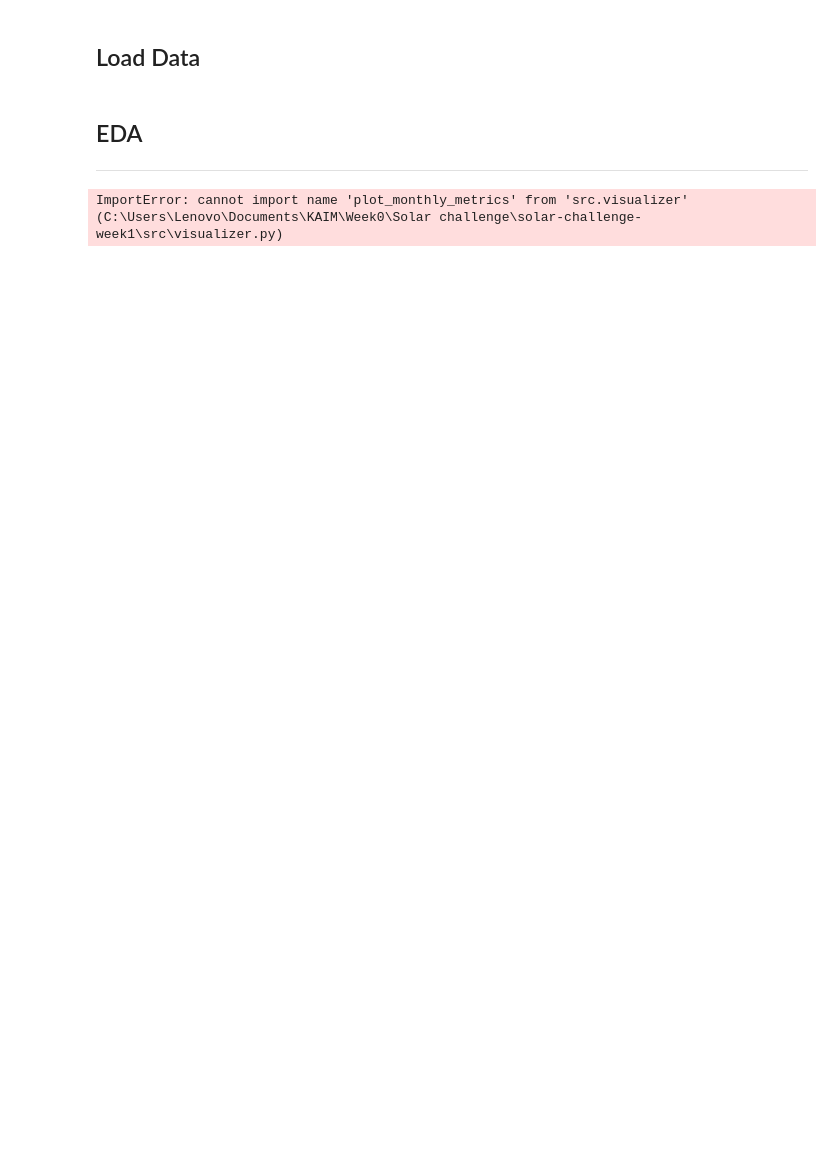
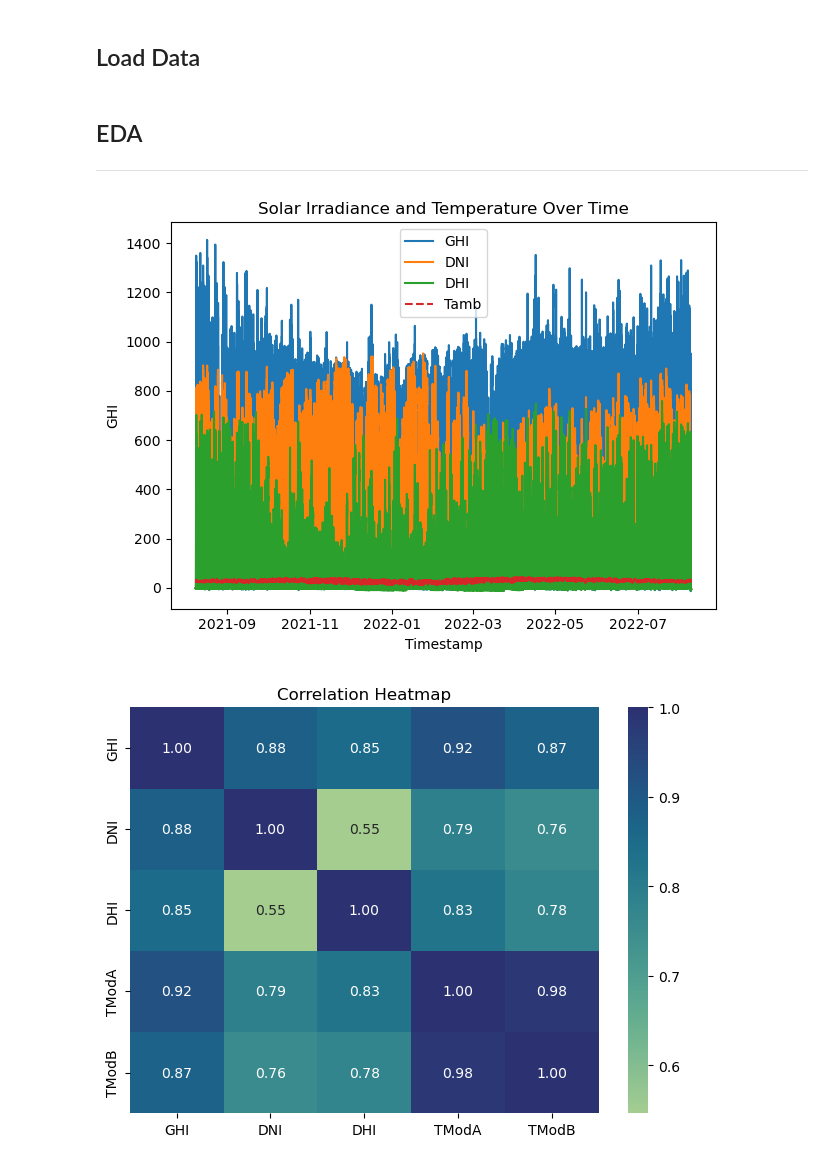
Before and after one commit to Helina-Yilma/solar-challenge-week1, a Jupyter notebook: notebooks/benin_eda.ipynb, the cells around one changed output. Saved outputs shown, nothing was run; the diff lists cells and outputs as text; code cells hidden in the pictures; blank space fills up the shorter version.

```diff
--- a/notebooks/benin_eda.ipynb
+++ b/notebooks/benin_eda.ipynb
@@ -15,21 +15,20 @@ from scipy import stats
 ---
 # %%
 from src.cleaner import Cleaner
-from src.visualizer import plot_time_series, plot_corr_heatmap,  plot_monthly_metrics, plot_daily_trends
+from src.visualizer import plot_time_series, plot_corr_heatmap
 from src.analyzer import monthly_trends, hourly_trends
 
 # Load data
 df = pd.read_csv("../data/benin-malanville.csv")
 
 # Clean
 cleaner = Cleaner(df)
 df = cleaner.convert_types()
 #df = cleaner.remove_outliers(['GHI', 'DNI', 'DHI', 'ModA', 'ModB', 'WS', 'WSgust'])
 
 # EDA
 plot_time_series(df)
 plot_corr_heatmap(df, ['GHI', 'DNI', 'DHI', 'TModA', 'TModB'])
-plot_monthly_metrics(df)
-plot_daily_trends(df, date_col='Date')
 # %% [output]
-ImportError: cannot import name 'plot_monthly_metrics' from 'src.visualizer' (C:\Users\Lenovo\Documents\KAIM\Week0\Solar challenge\solar-challenge-week1\src\visualizer.py)
+[figure, added]
+[figure, added]
```
Also changed, not shown: 4 other files.
